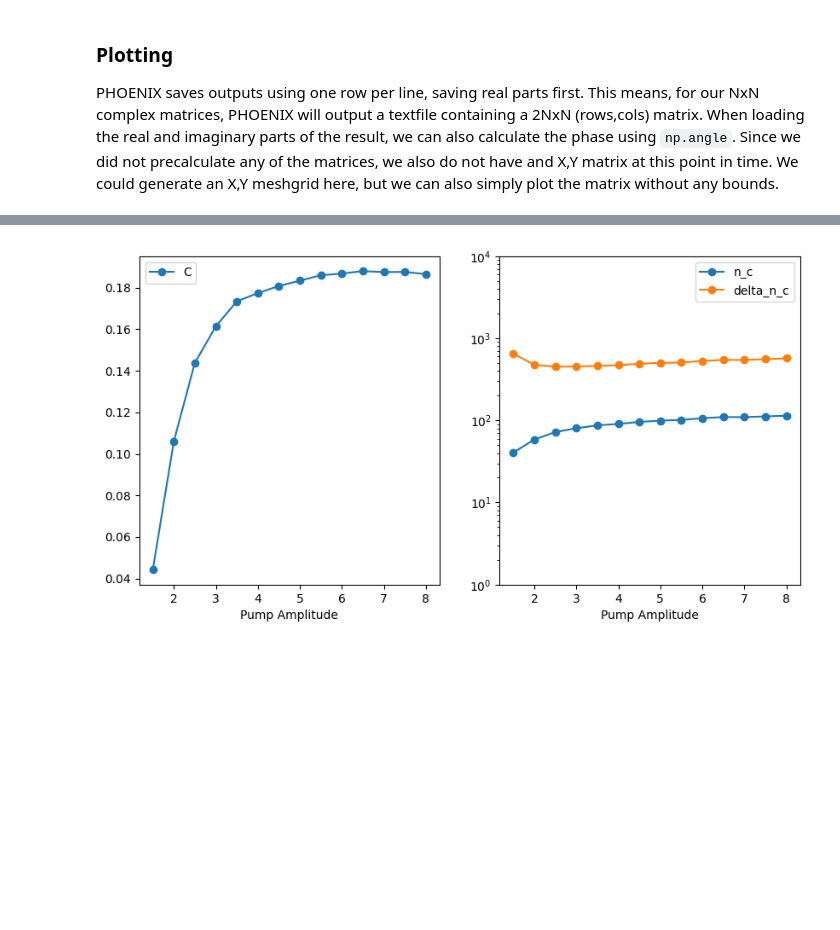
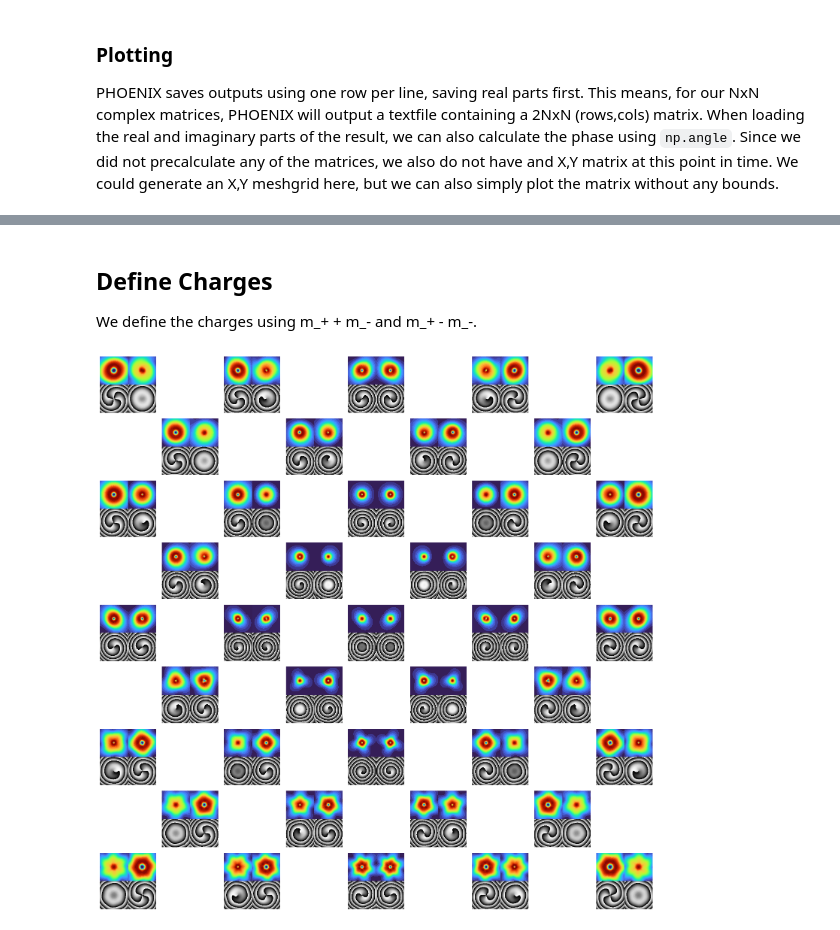
Before and after one commit to Schumacher-Group-UPB/PULSE, a Jupyter notebook: examples/example_3/example.ipynb, the cells around one changed output, grey strips where cells are left out. Drawn from its saved outputs; the diff is of its cells as text; code cells hidden in the pictures; blank space fills up the shorter version.

```diff
--- a/examples/example_3/example.ipynb
+++ b/examples/example_3/example.ipynb
@@ -98,7 +86,7 @@ def generate_runstring( *, t_max: float, output_suffix: str = "", pump_amp: floa
     return runstring
 # %%
 # Test Calculation, Execute PHOENIX
-runstring = generate_runstring( t_max = 2000, history_matrix = False, pump_amp = 4)
+runstring = generate_runstring( t_max = 500, m_plus = 0, m_minus = -4, pump_sigma = 12/np.sqrt(2), simple_output=False)
 # Call the runstring and wait for the subprocess to finish
 process = Popen( runstring.split(), stdout=PIPE, stderr=PIPE, cwd = PHOENIX_CWD )
 stdout, stderr = process.communicate()
@@ -314,15 +145,3 @@ Radius is 64
-# %%
-fig,axes = plt.subplots(1,2,figsize=(10,5))
-
-axes[0].plot(pump_amps, correlations[:,0], "o-", label="C")
-axes[1].plot(pump_amps, correlations[:,1], "o-", label="n_c")
-axes[1].plot(pump_amps, correlations[:,2], "o-", label="delta_n_c")
-
-axes[1].set_yscale("log")
-axes[1].set_ylim(1,1E4)
-
-for ax in axes:
-    ax.set_xlabel("Pump Amplitude")
-    ax.legend()
-# %% [output]
-[figure, removed]
+# %% [markdown]
+## Define Charges
+We define the charges using m_+ + m_-  and m_+ - m_-.
@@ -328,0 +207,52 @@ for ax in axes:
+# %%
+wavefunctions_plus, wavefunctions_minus = [], []
+ffts_plus, ffts_minus = [], []
+
+for m_plus, m_minus, pump_sigma  in settings:
+    for prefix,(target_plus,target_minus) in zip( ["fft","wavefunction"],[(ffts_plus,ffts_minus),(wavefunctions_plus,wavefunctions_minus)] ):
+        data_plus = np.loadtxt( os.path.join(result_path, f"m_plus_{m_plus}_m_minus_{m_minus}_sigma_{pump_sigma}", f"{prefix}_plus.txt") )
+        data_minus = np.loadtxt( os.path.join(result_path, f"m_plus_{m_plus}_m_minus_{m_minus}_sigma_{pump_sigma}", f"{prefix}_minus.txt") )
+        re_plus,im_plus = data_plus[:grid_size,:], data_plus[grid_size:,:]
+        re_minus,im_minus = data_minus[:grid_size,:], data_minus[grid_size:,:]
+        plus = (re_plus + 1j*im_plus).reshape(grid_size,grid_size)
+        minus = (re_minus + 1j*im_minus).reshape(grid_size,grid_size)
+        target_plus.append(plus)
+        target_minus.append(minus)
+# %%
+num_plots = len(settings)
+
+fig,axes = plt.subplots(9,9,figsize=(15,15))
+
+[ax.axis("off") for ax in axes.flat]
+
+x = np.linspace(-x_max, x_max, grid_size)
+y = np.linspace(-x_max, x_max, grid_size)
+X,Y = np.meshgrid(x,y)
+
+plotwindow_map = {
+    4.5 : 30,
+    8 : 50,
+    10 : 60,
+    12 : 70,
+    -4.5 : 50,
+    -8 : 50,
+    -10 : 50,
+    -12 : 50,
+}
+
+for i,(ax,plus,minus) in enumerate(zip(axes.flat[::2], wavefunctions_plus, wavefunctions_minus)):
+    plot_window = plotwindow_map[-settings[i][2]]
+    plot_plus = plus[np.logical_and(np.abs(X) < plot_window, np.abs(Y) < plot_window)]
+    plot_minus = minus[np.logical_and(np.abs(X) < plot_window, np.abs(Y) < plot_window)]
+    plot_X = X[np.logical_and(np.abs(X) < plot_window, np.abs(Y) < plot_window)]
+    plot_Y = Y[np.logical_and(np.abs(X) < plot_window, np.abs(Y) < plot_window)]
+    ax.tricontourf(plot_X,plot_Y,np.abs(plot_plus)**2, levels = 30, cmap = "turbo")#, vmin=0, vmax=160)
+    ax.tricontourf(plot_X+2*plot_window,plot_Y,np.abs(plot_minus)**2, levels = 30, cmap = "turbo")#, vmin=0, vmax=160)
+    ax.tricontourf(plot_X,plot_Y-2*plot_window,np.angle(plot_plus), levels = 50, cmap = "Grays")
+    ax.tricontourf(plot_X+2*plot_window,plot_Y-2*plot_window,np.angle(plot_minus), levels = 50, cmap = "Grays")
+
+    ax.set_aspect("equal")
+    ax.axis("off")
+plt.tight_layout()
+# %% [output]
+[figure, added]
```
Also changed, not shown: parts of 14 cells of this notebook, 6 other files.
